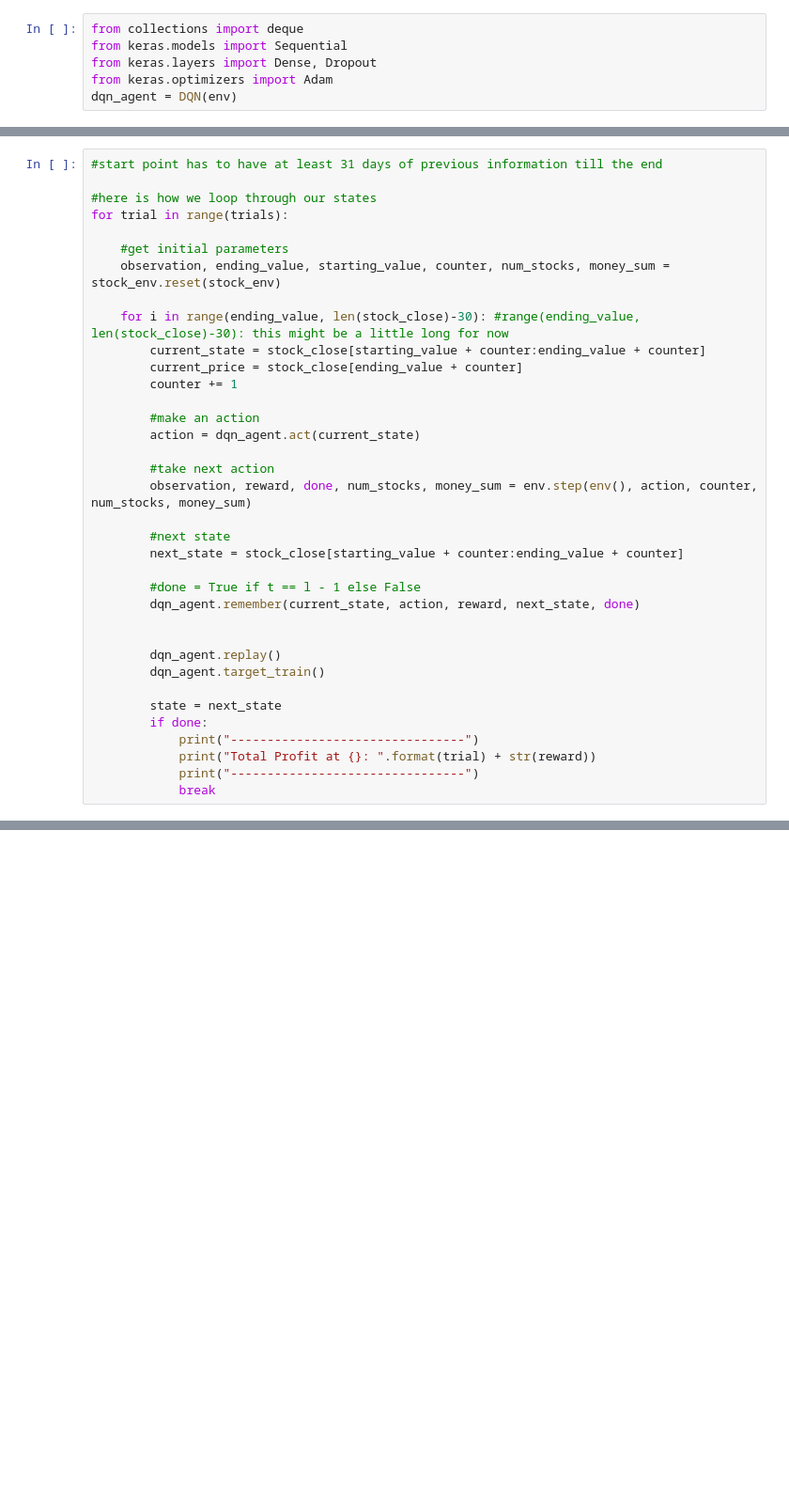
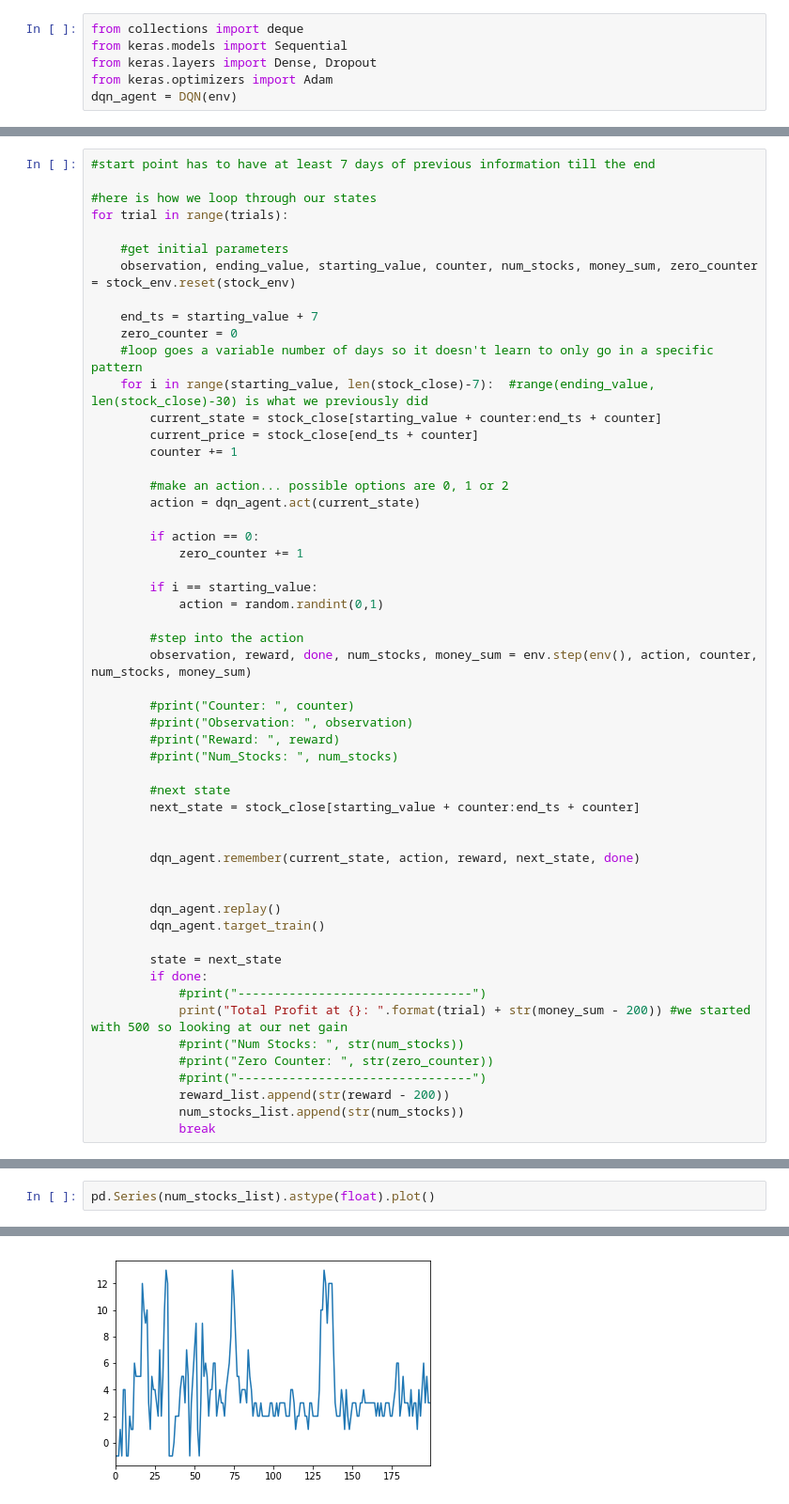
Before and after one commit to cformosa/Reinforcement_Learning, a Jupyter notebook: RL_Stocks.ipynb, the cells around one changed output, grey strips where cells are left out. Shown at 94% size. Saved outputs shown, nothing was run; the diff lists cells and outputs as text; blank space fills up the shorter version.

```diff
--- a/RL_Stocks.ipynb
+++ b/RL_Stocks.ipynb
@@ -184,27 +222,41 @@ dqn_agent = DQN(env)
 # %%
-#start point has to have at least 31 days of previous information till the end
+#start point has to have at least 7 days of previous information till the end
 
 #here is how we loop through our states
 for trial in range(trials):
 
     #get initial parameters
-    observation, ending_value, starting_value, counter, num_stocks, money_sum = stock_env.reset(stock_env)
+    observation, ending_value, starting_value, counter, num_stocks, money_sum, zero_counter = stock_env.reset(stock_env)
 
-    for i in range(ending_value, len(stock_close)-30): #range(ending_value, len(stock_close)-30): this might be a little long for now
-        current_state = stock_close[starting_value + counter:ending_value + counter]
-        current_price = stock_close[ending_value + counter]
+    end_ts = starting_value + 7
+    zero_counter = 0
+    #loop goes a variable number of days so it doesn't learn to only go in a specific pattern
+    for i in range(starting_value, len(stock_close)-7):  #range(ending_value, len(stock_close)-30) is what we previously did
+        current_state = stock_close[starting_value + counter:end_ts + counter]
+        current_price = stock_close[end_ts + counter]
         counter += 1
 
-        #make an action
+        #make an action... possible options are 0, 1 or 2
         action = dqn_agent.act(current_state)
 
-        #take next action
+        if action == 0:
+            zero_counter += 1
+
+        if i == starting_value:
+            action = random.randint(0,1)
+
+        #step into the action
         observation, reward, done, num_stocks, money_sum = env.step(env(), action, counter, num_stocks, money_sum)
 
+        #print("Counter: ", counter)
+        #print("Observation: ", observation)
+        #print("Reward: ", reward)
+        #print("Num_Stocks: ", num_stocks)
+
         #next state
-        next_state = stock_close[starting_value + counter:ending_value + counter]
+        next_state = stock_close[starting_value + counter:end_ts + counter]
 
-        #done = True if t == l - 1 else False
+
         dqn_agent.remember(current_state, action, reward, next_state, done)
 
 
@@ -213,8 +265,12 @@ for trial in range(trials):
 
         state = next_state
         if done:
-            print("--------------------------------")
-            print("Total Profit at {}: ".format(trial) + str(reward))
-            print("--------------------------------")
+            #print("--------------------------------")
+            print("Total Profit at {}: ".format(trial) + str(money_sum - 200)) #we started with 500 so looking at our net gain
+            #print("Num Stocks: ", str(num_stocks))
+            #print("Zero Counter: ", str(zero_counter))
+            #print("--------------------------------")
+            reward_list.append(str(reward - 200))
+            num_stocks_list.append(str(num_stocks))
             break
 # %% [output]
@@ -237,0 +294,3 @@ Total Profit at 498: 65.91255885362732
+# %%
+pd.Series(num_stocks_list).astype(float).plot()
+# %% [output]
@@ -237,0 +298 @@ Total Profit at 498: 65.91255885362732
+[figure, added]
```
Also changed, not shown: parts of 15 cells of this notebook.
